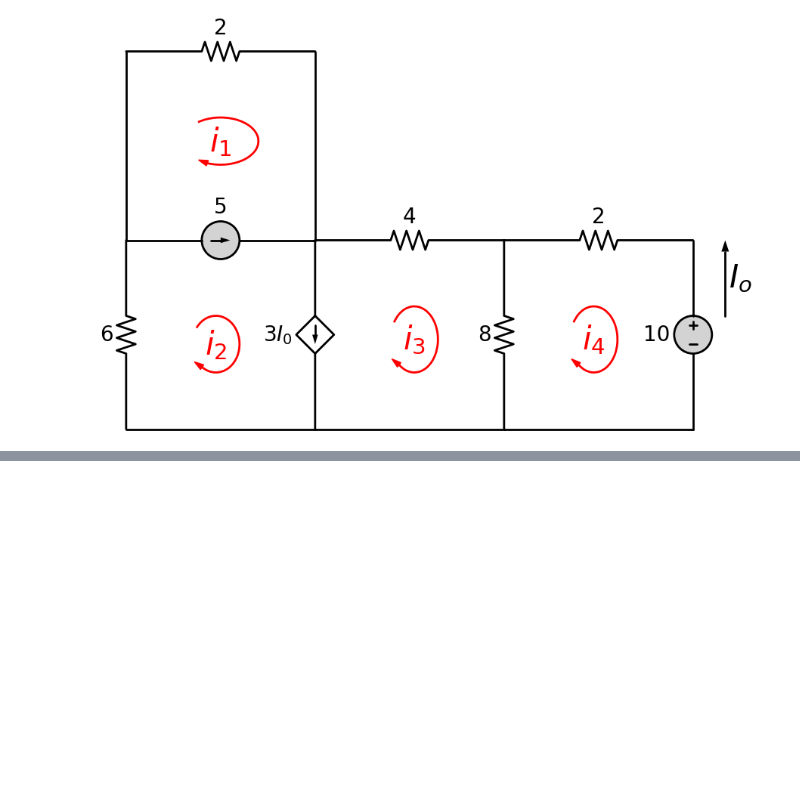
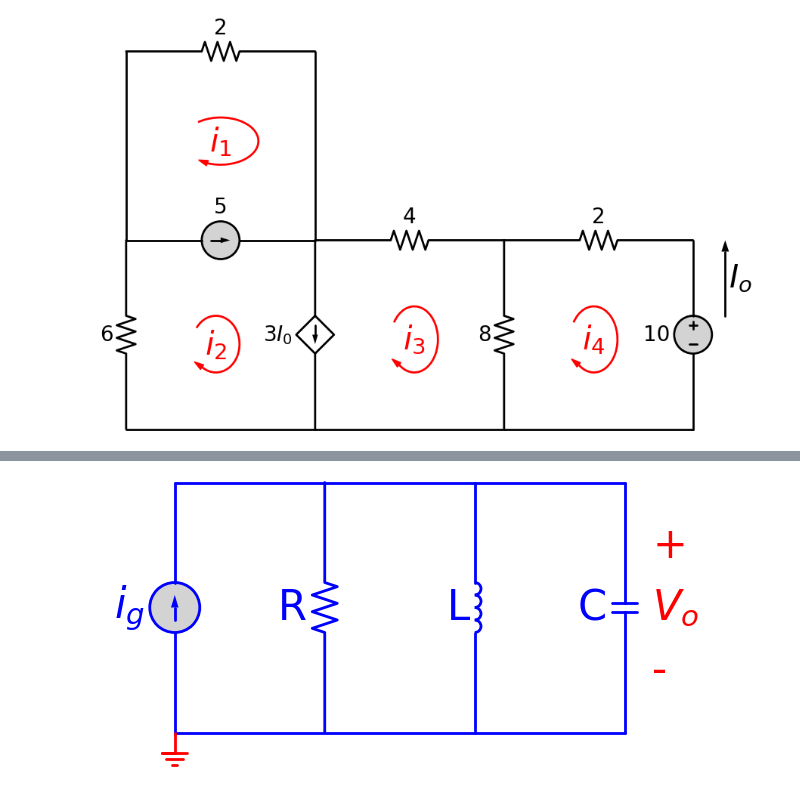
Before and after one commit to funmv/course_electricity, a Jupyter notebook: SchemDraw.ipynb, the cells around one changed output, grey strips where cells are left out. Saved outputs shown, nothing was run; the diff lists cells and outputs as text; code cells hidden in the pictures; blank space fills up the shorter version.

```diff
--- a/SchemDraw.ipynb
+++ b/SchemDraw.ipynb
@@ -434,0 +469,26 @@ with schemdraw.Drawing(fontsize=20) as d:
+# %%
+with schemdraw.Drawing(color='blue', fontsize=30) as d:
+    d.config(unit=5)
+    I1=elm.SourceI().up().fill('lightgray').label('$i_g$')
+    Li1=elm.Line().right(3)
+    d.push()
+    Li2=elm.Line().right(3)
+    d.push()
+    Li3=elm.Line().right(3)
+    C1=elm.Capacitor().down().label('C').label(['+','$V_o$','-'],loc='bot',ofst=.3,color='red')
+    Li4=elm.Line().left(9)
+    G = elm.Ground(color='red')
+    d.pop()
+    L1=elm.Inductor().down().label('L')
+    d.pop()
+    R1=elm.Resistor().down().label('R')
+
+    #elm.CurrentLabel(top=False,ofst=.3).at(I1).up() #.label('$I_o$',loc='bottom', fontsize=30)
+
+    #elm.CurrentLabel().at(I1).label('$I_A$')
+    #down().label(['$+$','V','$-$'],ofst=1.0,loc='bot').fill('lightgray')
+    #L3=elm.Line().left()
+    #d.pop()
+    #R3=elm.RBox().down().fill('lightgray')
+# %% [output]
+[figure, added]
```
Also changed, not shown: parts of 11 cells of this notebook.
